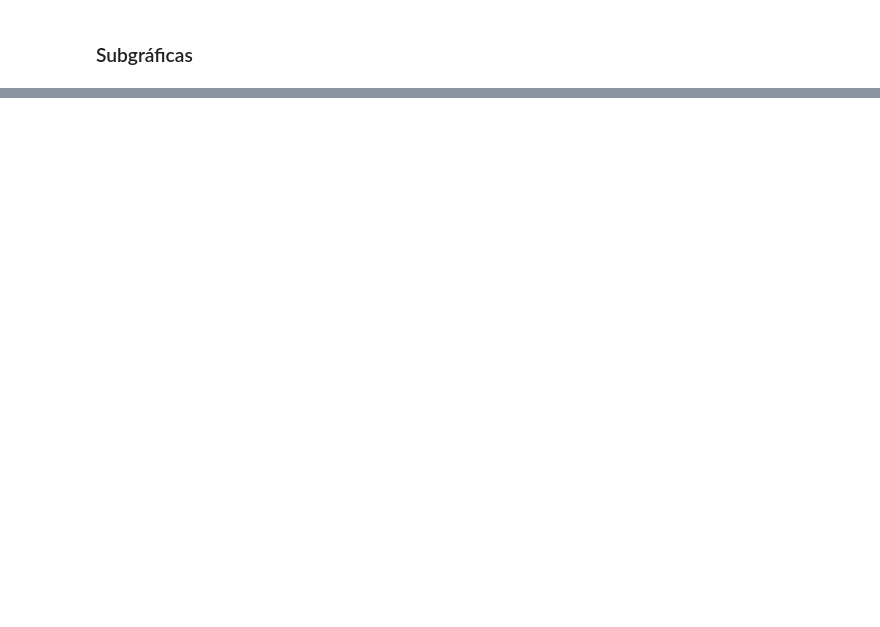
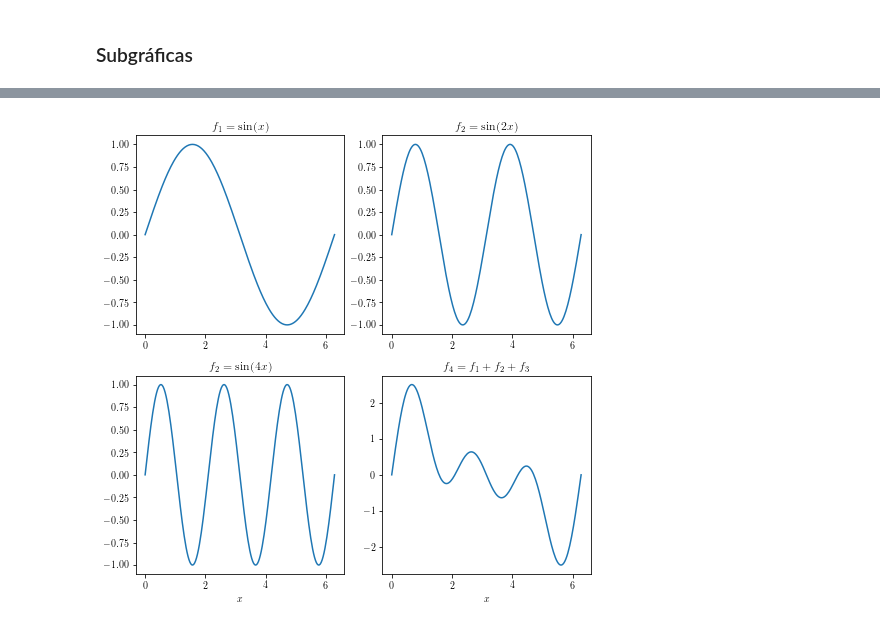
Before and after one commit to saac/Computacion2020-8093, a Jupyter notebook: Programacion_Python/3_Grafica.ipynb, the cells around one changed output, grey strips where cells are left out. Drawn from its saved outputs; the diff is of its cells as text; code cells hidden in the pictures; blank space fills up the shorter version.

```diff
--- a/Programacion_Python/3_Grafica.ipynb
+++ b/Programacion_Python/3_Grafica.ipynb
@@ -187,0 +216,31 @@ plt.subplot
+# %%
+x = np.linspace(0,2*np.pi,num=200)
+f1 = np.sin(x)
+f2 = np.sin(2*x)
+f3 = np.sin(3*x)
+f4 = f1+f2+f3
+# %%
+plt.figure(figsize=(7,7))
+
+plt.subplot(221)
+plt.plot(x,f1)
+plt.title('$f_1 = \sin(x)$')
+
+plt.subplot(222)
+plt.plot(x,f2)
+plt.title('$f_2 = \sin(2x)$')
+
+
+plt.subplot(223)
+plt.plot(x,f3)
+plt.title('$f_2 = \sin(4x)$')
+plt.xlabel('$x$')
+
+plt.subplot(224)
+plt.plot(x,f4)
+plt.title('$f_4 = f_1+f_2+f_3$')
+plt.xlabel('$x$')
+
+plt.tight_layout() # con esta instrucción se autoajustan los espacios entre las gráficas mismas y también con los bordes de la imagen
+# %% [output]
+[figure, added]
```
Also changed, not shown: parts of 19 cells of this notebook.
